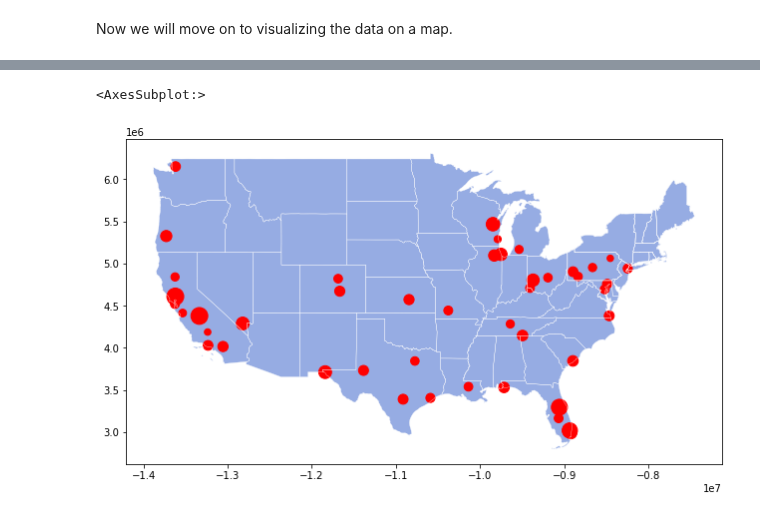
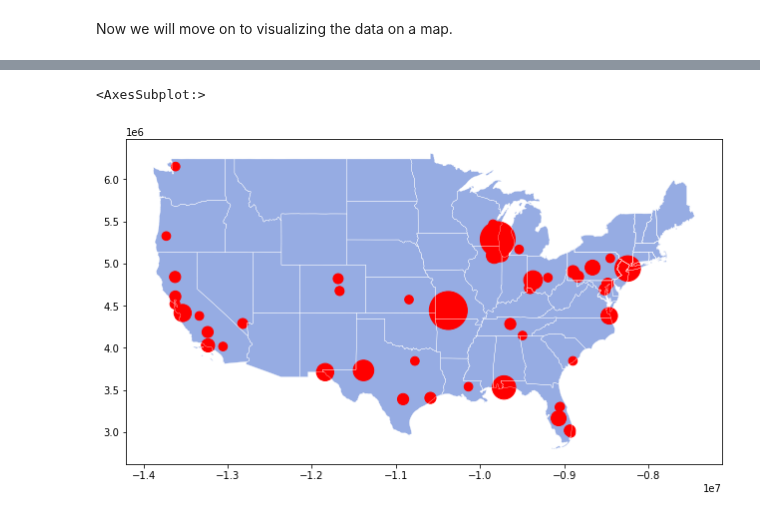
Before and after one commit to epfl-ada/ada-2021-project-clezemath, a Jupyter notebook: milestone3.ipynb, the cells around one changed output, grey strips where cells are left out. Drawn from its saved outputs; the diff is of its cells as text; code cells hidden in the pictures.

```diff
--- a/milestone3.ipynb
+++ b/milestone3.ipynb
@@ -598,15 +598,19 @@ geo_df[['longitude','latitude','geometry']].head()
 # %%
 # Plot the map of the USA with the shootings
 fig = plt.figure(1,figsize=(13,6))
 ax = fig.add_subplot()
 
 # Plot the states and their boundary
 states.plot(ax=ax, color='#96ace3', linewidth=.4)
 states.boundary.plot(ax=ax, linewidth=.3, color='white')
 
 # Plot the shootings, size of marker proportional to reaction score
 geo_df = geo_df.to_crs("EPSG:3395")
-geo_df.plot(ax=ax, color='red', marker='.', markersize=geo_df.reaction_score.values*1200)
+#geo_df.plot(ax=ax, color='red', marker='.' , markersize=geo_df.reaction_score.values*1200)
+geo_df.plot(ax=ax, color='red', marker='.' , markersize=geo_df.fatalities.values*100)
+
+#for x, y, label in zip(geo_df.geometry.x, geo_df.geometry.y, geo_df.fatalities):
+ #   ax.annotate(str(label), xy=(x,y), size=13)
 # %% [output]
 <AxesSubplot:>
-[figure, old version]
+[figure, new version]
```
Also changed, not shown: parts of 6 cells of this notebook.
